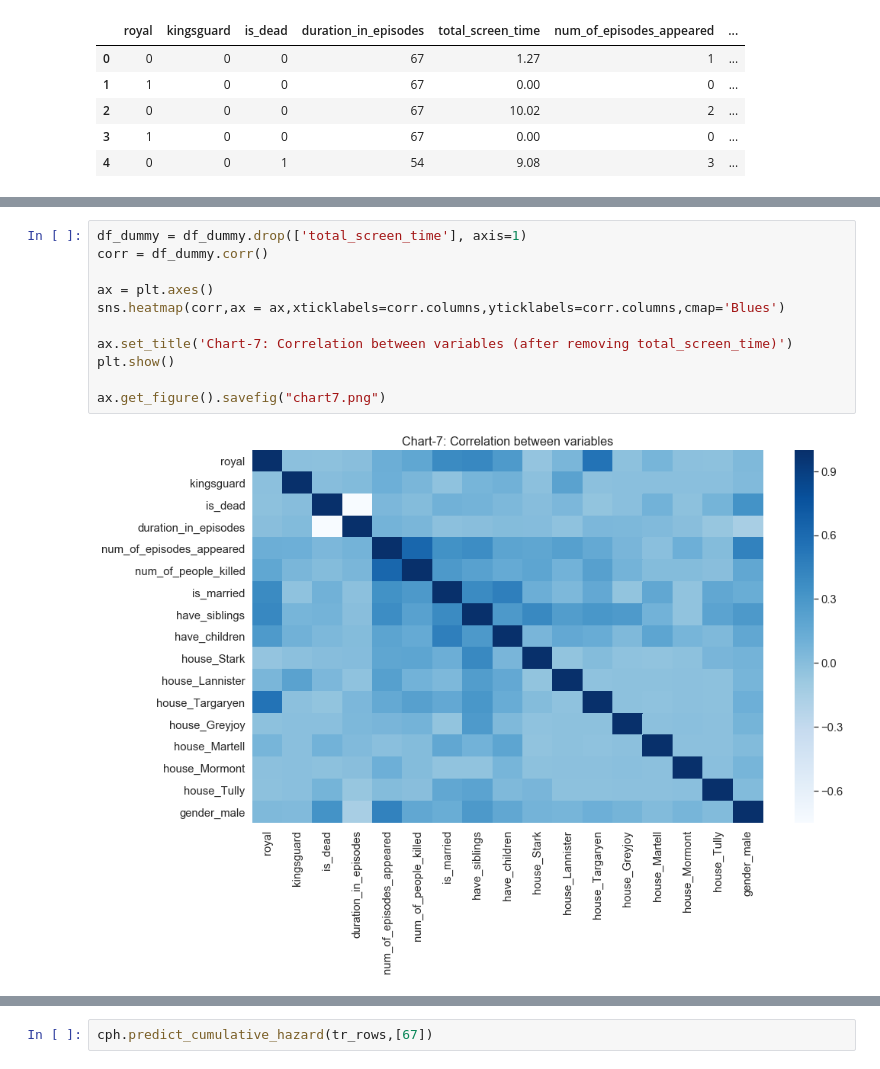
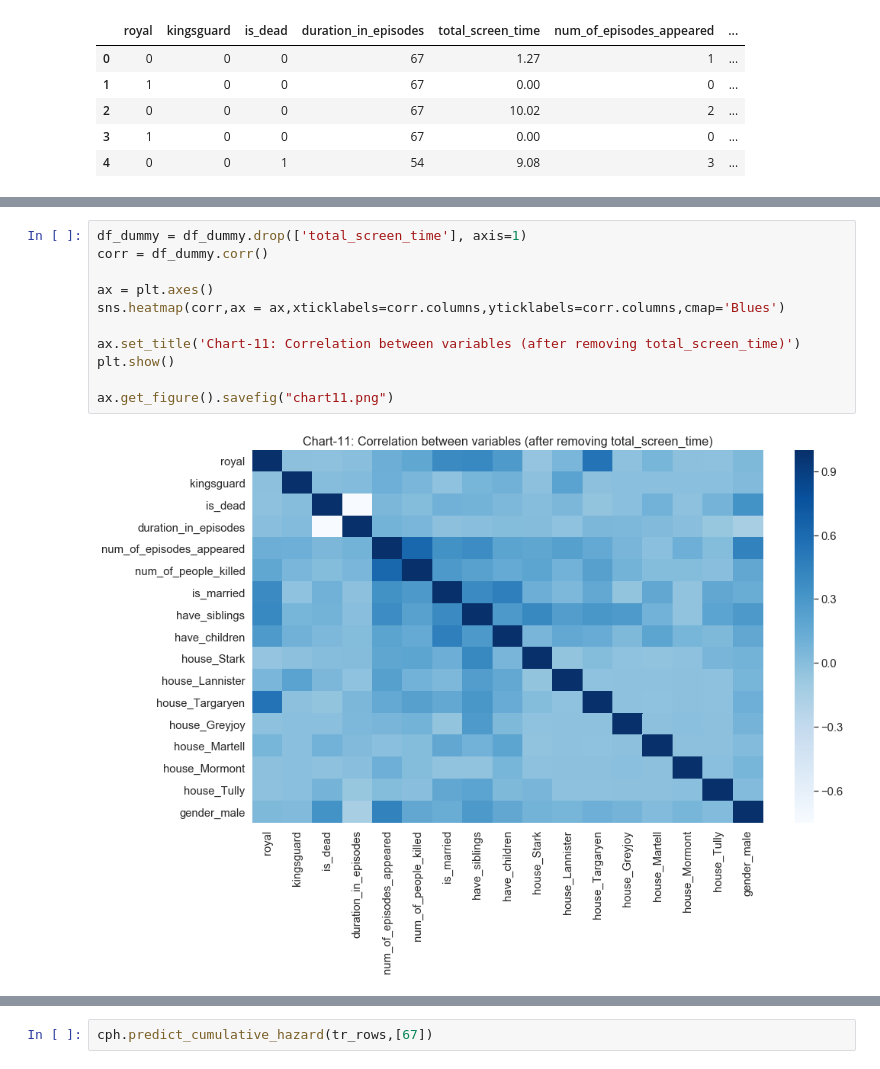
Before and after one commit to genielab/got_survival_analysis, a Jupyter notebook: notebooks/GameOfThrones_SurvivalAnalysis.ipynb, the cells around one changed output, grey strips where cells are left out. Drawn from its saved outputs; the diff is of its cells as text.

```diff
--- a/notebooks/GameOfThrones_SurvivalAnalysis.ipynb
+++ b/notebooks/GameOfThrones_SurvivalAnalysis.ipynb
@@ -242,16 +242,16 @@ ax.get_figure().savefig("chart6.png")
 # %%
 df_dummy = df_dummy.drop(['total_screen_time'], axis=1)
 corr = df_dummy.corr()
 
 ax = plt.axes()
 sns.heatmap(corr,ax = ax,xticklabels=corr.columns,yticklabels=corr.columns,cmap='Blues')
 
-ax.set_title('Chart-7: Correlation between variables (after removing total_screen_time)')
+ax.set_title('Chart-11: Correlation between variables (after removing total_screen_time)')
 plt.show()
 
-ax.get_figure().savefig("chart7.png")
+ax.get_figure().savefig("chart11.png")
 # %% [output]
-[figure, old version]
+[figure, new version]
 # %%
 cph = CoxPHFitter()
 
```
Also changed, not shown: parts of 9 cells of this notebook, 1 other file.
